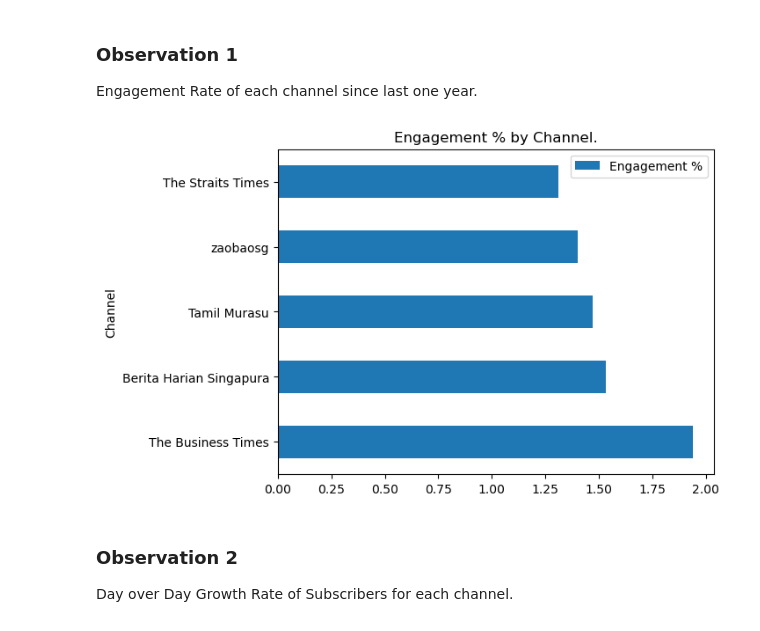
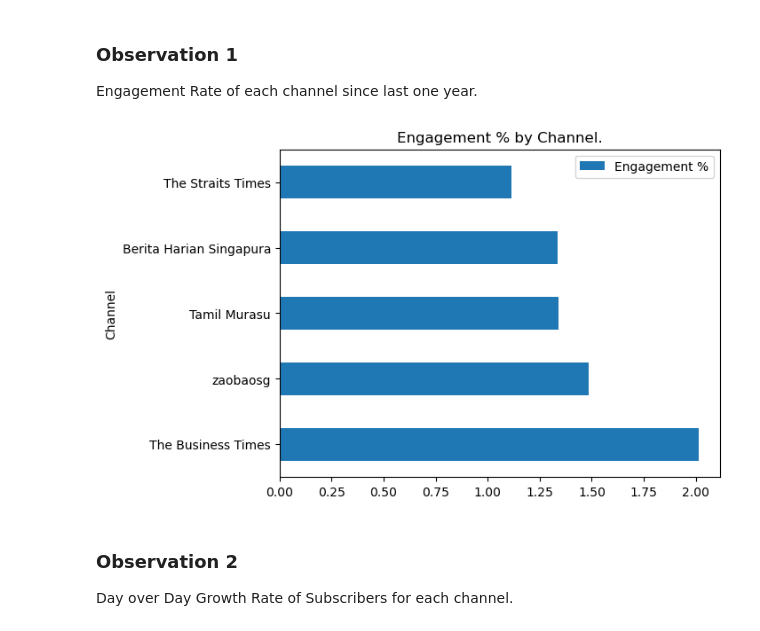
Before and after one commit to subhajitsr/data-assignment-SPH, a Jupyter notebook: insights/YouTube-analytics-insights.ipynb, the cells around one changed output. Drawn from its saved outputs; the diff is of its cells as text; code cells hidden in the pictures.

```diff
--- a/insights/YouTube-analytics-insights.ipynb
+++ b/insights/YouTube-analytics-insights.ipynb
@@ -2,11 +2,12 @@
 import snowflake.connector
 import pandas as pd
 import matplotlib.pyplot as plt
+import matplotlib.dates as mdates
 
 
-sf_username = '*********'
-sf_password = '**********'
-sf_account = '**********'
+sf_username = '*******'
+sf_password = '********'
+sf_account = '*********'
 sf_warehouse = 'COMPUTE_WH'
 sf_database = 'TESTDB'
 sf_schema = 'CORE'
@@ -142,22 +143,22 @@ Engagement Rate of each channel since last one year.
 # %%
 data = pd.read_sql("""select
 chnl.title as "Channel",
 sum(a.like_count) as total_likes,
 sum(a.dislike_count) as total_dislikes,
 sum(a.comment_count) as total_comment,
 sum(a.view_count) as total_views,
 ((total_likes - total_dislikes + total_comment)/total_views)*100 as "Engagement %"
 from
 CORE.tbl_yt_video_stats a
 inner join CORE.tbl_yt_channel_md chnl on chnl.channel_id = a.channel_id
-where a.rptg_dt = '2024-08-09'
+where a.rptg_dt = '2024-08-10'
 group by 1
 order by 6 desc;""",dbcon)
 #display(data)
 data.plot(x='Channel',y=['Engagement %'],kind='barh',title='Engagement % by Channel.')
 plt.show()
 # %% [output]
-[figure, old version]
+[figure, new version]
 # %% [markdown]
 ### Observation 2
 Day over Day Growth Rate of Subscribers for each channel.
```
Also changed, not shown: parts of 5 cells of this notebook.
